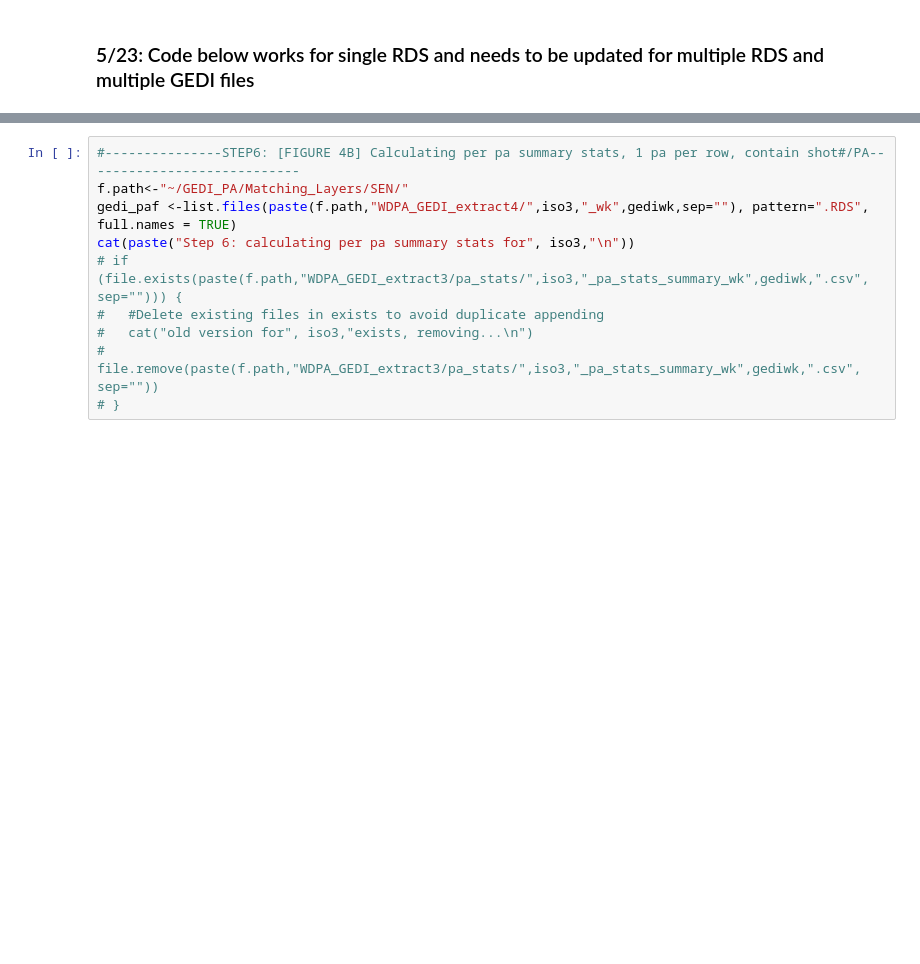
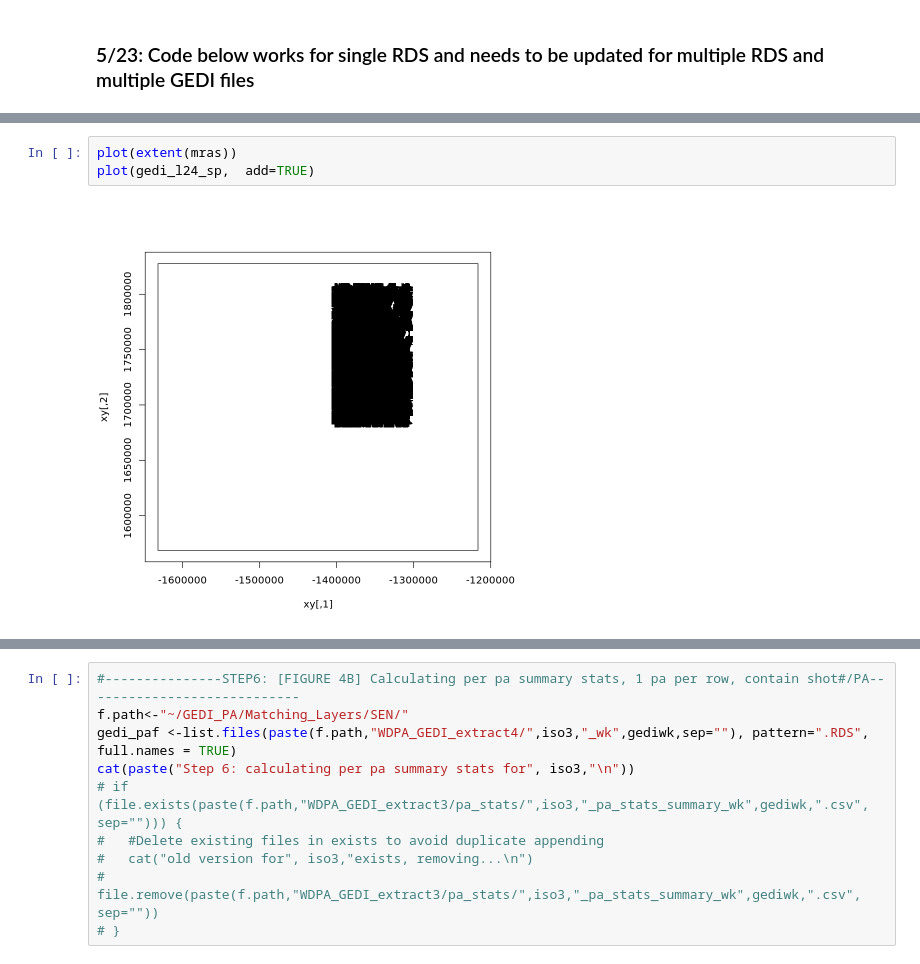
Before and after one commit to GEDI-PA/MAAP_GEDIAnalysis, a Jupyter notebook: global2.ipynb, the cells around one changed output, grey strips where cells are left out. Saved outputs shown, nothing was run; the diff lists cells and outputs as text; blank space fills up the shorter version.

```diff
--- a/global2.ipynb
+++ b/global2.ipynb
@@ -241,0 +463,5 @@ colnames(all_gedil2_f)
+# %%
+plot(extent(mras))
+plot(gedi_l24_sp,  add=TRUE)
+# %% [output]
+[figure, added]
```
Also changed, not shown: parts of 77 cells of this notebook.
